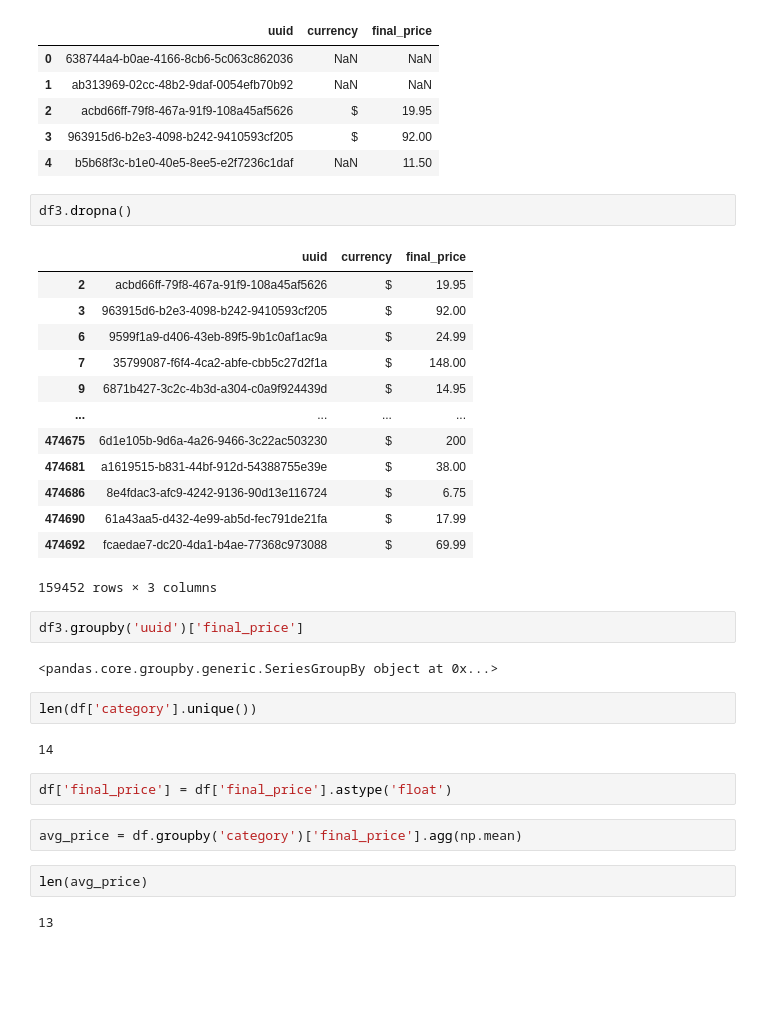
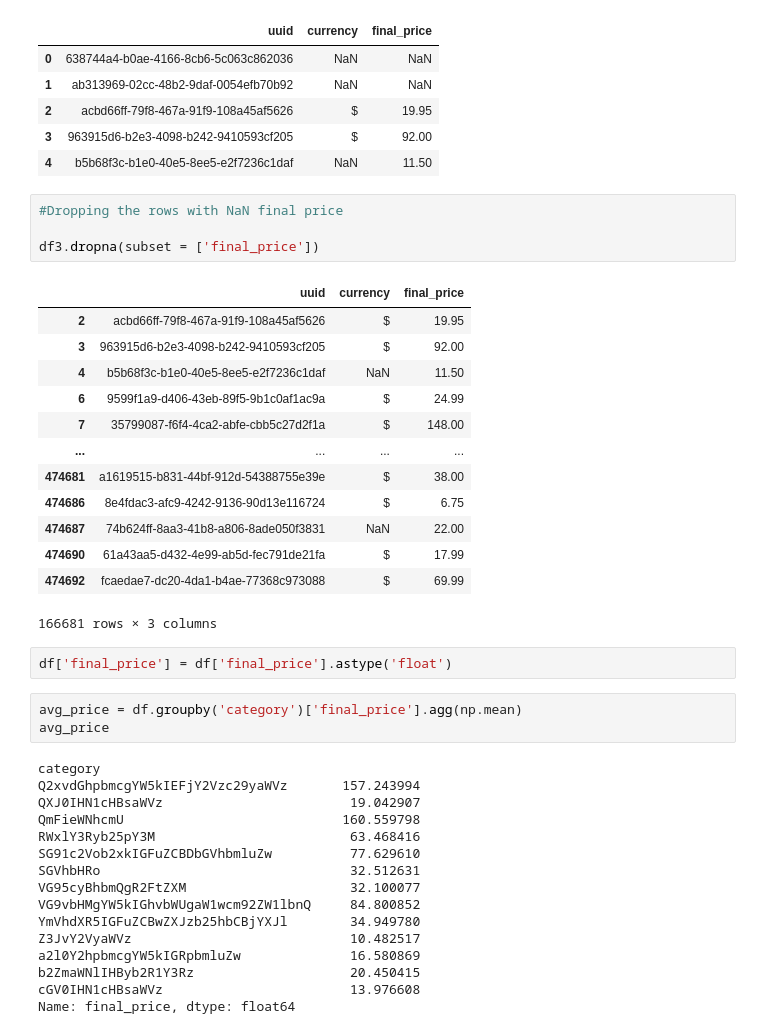
Before and after one commit to Arch0290/BeZenAssignment, a Jupyter notebook: BeZen.ipynb, the cells around one changed output. Drawn from its saved outputs; the diff is of its cells as text; blank space fills up the shorter version.

```diff
--- a/BeZen.ipynb
+++ b/BeZen.ipynb
@@ -301,35 +305,42 @@ df3.head()
 | 2 | acbd66ff-79f8-467a-91f9-108a45af5626 | $ | 19.95 |
 | 3 | 963915d6-b2e3-4098-b242-9410593cf205 | $ | 92.00 |
 | 4 | b5b68f3c-b1e0-40e5-8ee5-e2f7236c1daf | NaN | 11.50 |
-# %%
-df3.dropna()
-# %% [output]
-|  | uuid | currency | final_price |
-| 2 | acbd66ff-79f8-467a-91f9-108a45af5626 | $ | 19.95 |
-| 3 | 963915d6-b2e3-4098-b242-9410593cf205 | $ | 92.00 |
-| 6 | 9599f1a9-d406-43eb-89f5-9b1c0af1ac9a | $ | 24.99 |
-| 7 | 35799087-f6f4-4ca2-abfe-cbb5c27d2f1a | $ | 148.00 |
-| 9 | 6871b427-3c2c-4b3d-a304-c0a9f924439d | $ | 14.95 |
-| ... | ... | ... | ... |
-| 474675 | 6d1e105b-9d6a-4a26-9466-3c22ac503230 | $ | 200 |
-| 474681 | a1619515-b831-44bf-912d-54388755e39e | $ | 38.00 |
-| 474686 | 8e4fdac3-afc9-4242-9136-90d13e116724 | $ | 6.75 |
-| 474690 | 61a43aa5-d432-4e99-ab5d-fec791de21fa | $ | 17.99 |
-| 474692 | fcaedae7-dc20-4da1-b4ae-77368c973088 | $ | 69.99 |
-159452 rows × 3 columns
-# %%
-df3.groupby('uuid')['final_price']
-# %% [output]
-<pandas.core.groupby.generic.SeriesGroupBy object at 0x...>
-# %%
-len(df['category'].unique())
-# %% [output]
-14
+# %%
+#Dropping the rows with NaN final price
+
+df3.dropna(subset = ['final_price'])
+# %% [output]
+|  | uuid | currency | final_price |
+| 2 | acbd66ff-79f8-467a-91f9-108a45af5626 | $ | 19.95 |
+| 3 | 963915d6-b2e3-4098-b242-9410593cf205 | $ | 92.00 |
+| 4 | b5b68f3c-b1e0-40e5-8ee5-e2f7236c1daf | NaN | 11.50 |
+| 6 | 9599f1a9-d406-43eb-89f5-9b1c0af1ac9a | $ | 24.99 |
+| 7 | 35799087-f6f4-4ca2-abfe-cbb5c27d2f1a | $ | 148.00 |
+| ... | ... | ... | ... |
+| 474681 | a1619515-b831-44bf-912d-54388755e39e | $ | 38.00 |
+| 474686 | 8e4fdac3-afc9-4242-9136-90d13e116724 | $ | 6.75 |
+| 474687 | 74b624ff-8aa3-41b8-a806-8ade050f3831 | NaN | 22.00 |
+| 474690 | 61a43aa5-d432-4e99-ab5d-fec791de21fa | $ | 17.99 |
+| 474692 | fcaedae7-dc20-4da1-b4ae-77368c973088 | $ | 69.99 |
+166681 rows × 3 columns
 # %%
 df['final_price'] = df['final_price'].astype('float')
 # %%
 avg_price = df.groupby('category')['final_price'].agg(np.mean)
+avg_price
+# %% [output]
+category
+Q2xvdGhpbmcgYW5kIEFjY2Vzc29yaWVz       157.243994
+QXJ0IHN1cHBsaWVz                        19.042907
+QmFieWNhcmU                            160.559798
+RWxlY3Ryb25pY3M                         63.468416
+SG91c2Vob2xkIGFuZCBDbGVhbmluZw          77.629610
+SGVhbHRo                                32.512631
+VG95cyBhbmQgR2FtZXM                     32.100077
+VG9vbHMgYW5kIGhvbWUgaW1wcm92ZW1lbnQ     84.800852
+YmVhdXR5IGFuZCBwZXJzb25hbCBjYXJl        34.949780
+Z3JvY2VyaWVz                            10.482517
+a2l0Y2hpbmcgYW5kIGRpbmluZw              16.580869
+b2ZmaWNlIHByb2R1Y3Rz                    20.450415
+cGV0IHN1cHBsaWVz                        13.976608
+Name: final_price, dtype: float64
-# %%
-len(avg_price)
-# %% [output]
-13
```
Also changed, not shown: parts of 12 cells of this notebook.
